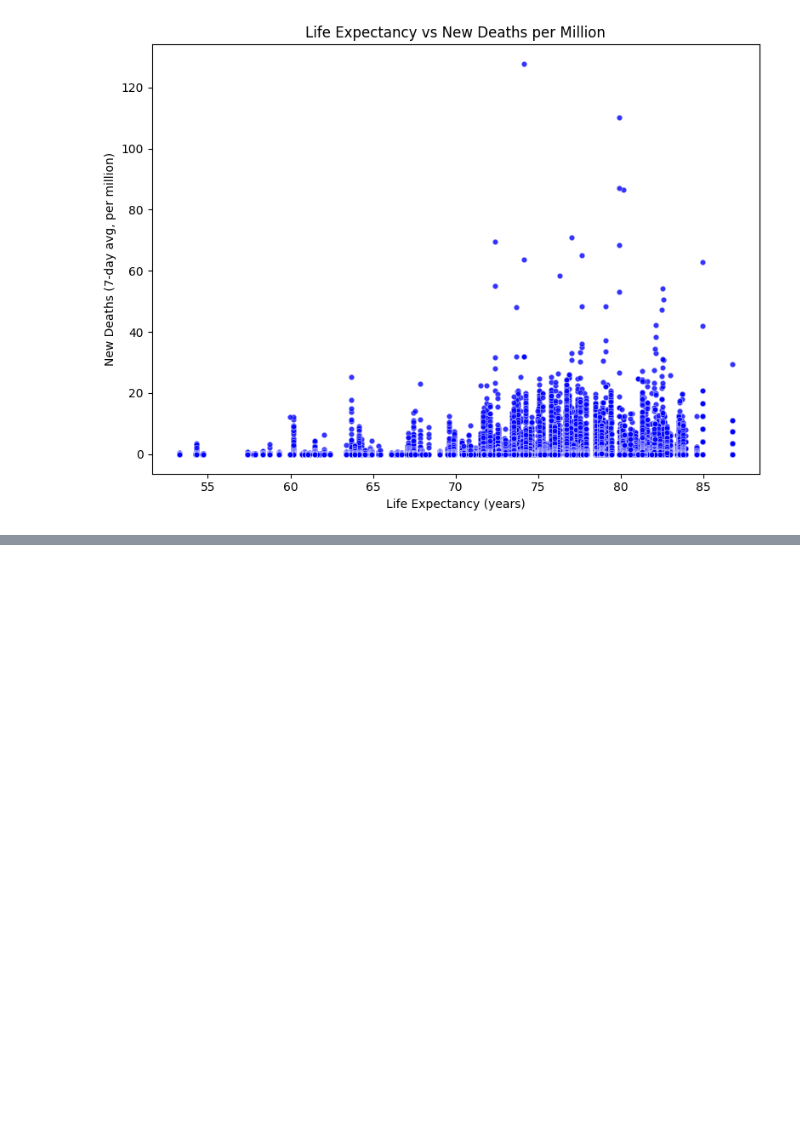
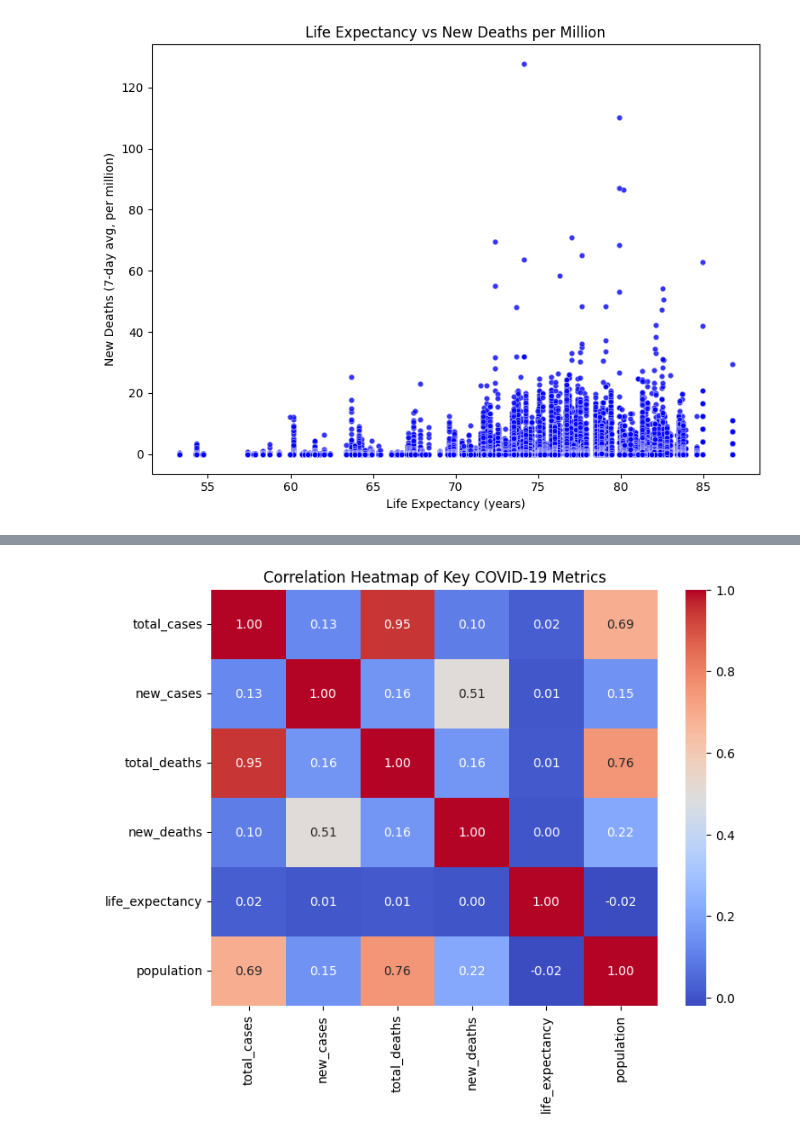
Before and after one commit to lkhellah/DataWithPython, a Jupyter notebook: data-cleaning.ipynb, the cells around one changed output, grey strips where cells are left out. Drawn from its saved outputs; the diff is of its cells as text; code cells hidden in the pictures; blank space fills up the shorter version.

Commit message:
Added visualizations, summary stats, observations

```diff
--- a/data-cleaning.ipynb
+++ b/data-cleaning.ipynb
@@ -246,9 +242,8 @@ We are not interested in:
 # %%
 columns_to_drop = [
     'iso_code', 'new_cases_smoothed', 'new_deaths_smoothed',
-    'total_cases_per_million', 'new_cases_per_million'
-    'new_cases_smoothed_per_million', 'total_deaths_per_million',
-    'new_deaths_per_million',
+    'total_cases_per_million', 'new_cases_per_million',
+    'total_deaths_per_million','new_deaths_per_million',
 ]
 
 covid_df_cleaned = covid_df_cleaned.drop(columns=columns_to_drop, errors='ignore')
@@ -341,0 +337,14 @@ The distribution shows a weak relationship between life expectancy and mortality
+# %%
+# Graph 3: Correlation Heatmap of Key Variables
+
+# Select numeric columns to correlate
+corr_cols = ['total_cases', 'new_cases', 'total_deaths', 'new_deaths', 'life_expectancy', 'population']
+corr_matrix = covid_df_cleaned[corr_cols].corr()
+
+# Plot heatmap
+plt.figure(figsize=(8,6))
+sns.heatmap(corr_matrix, annot=True, fmt=".2f", cmap="coolwarm", cbar=True)
+plt.title("Correlation Heatmap of Key COVID-19 Metrics")
+plt.show()
+# %% [output]
+[figure, added]
```
Also changed, not shown: parts of 23 cells of this notebook.
